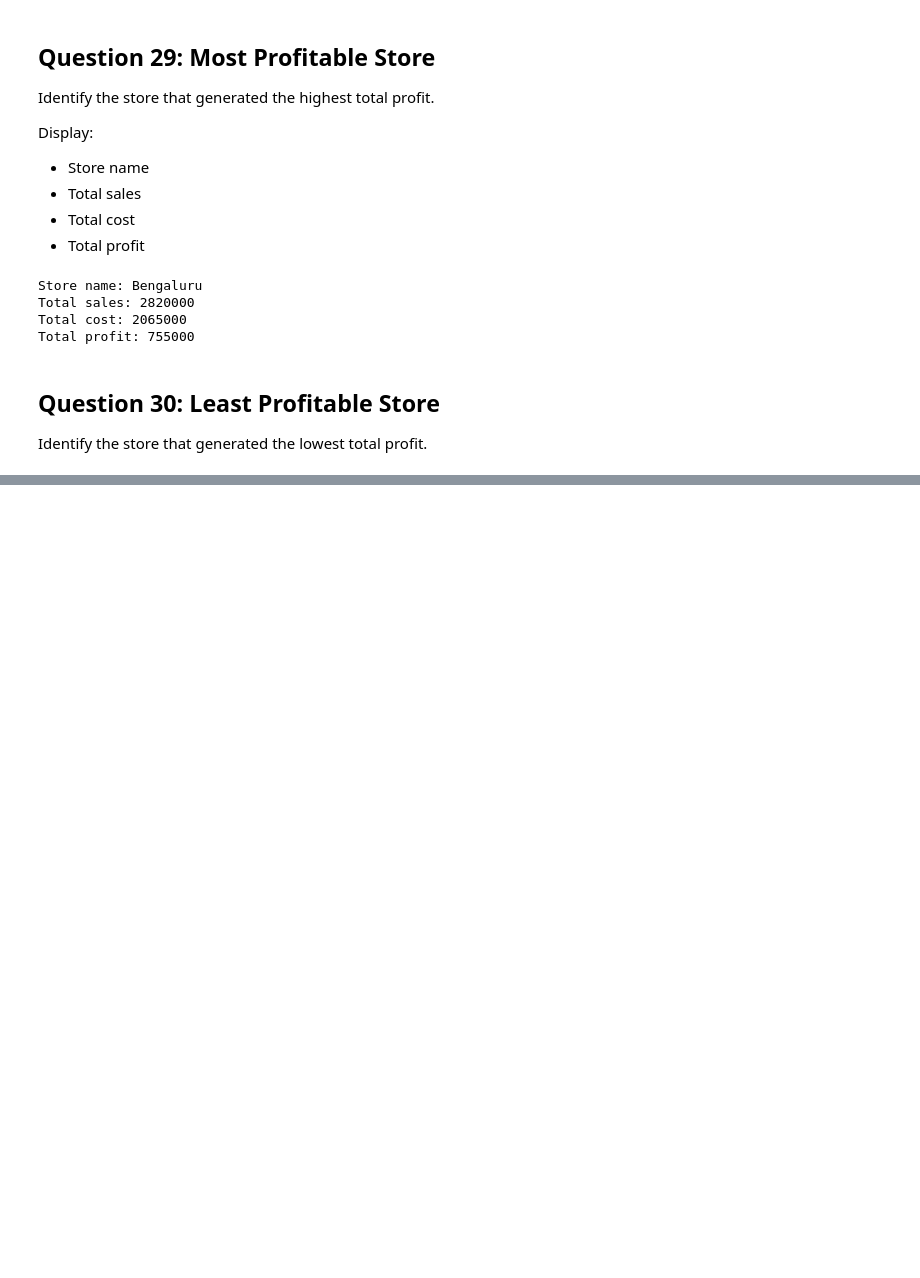
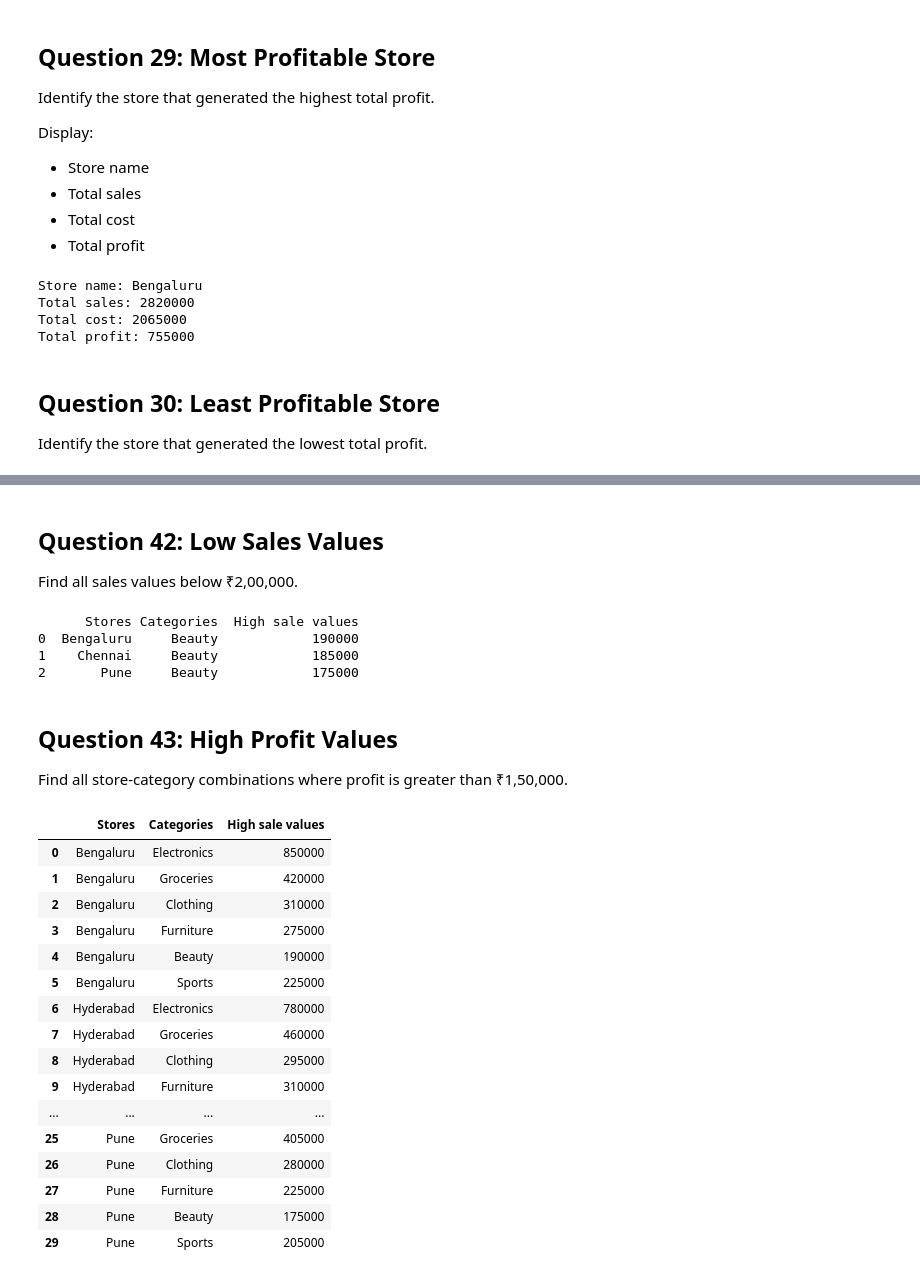
Before and after one commit to bhanuprakashbhavanam1-cmd/Data-Science, a Jupyter notebook: Assignment_8.ipynb, the cells around one changed output, grey strips where cells are left out. Drawn from its saved outputs; the diff is of its cells as text; code cells hidden in the pictures; blank space fills up the shorter version.

```diff
--- a/Assignment_8.ipynb
+++ b/Assignment_8.ipynb
@@ -556,0 +714,18 @@ Bengaluru
+# %%
+profit_data = sales_data - cost_data
+profit_margin = (profit_data / sales_data) * 100
+
+mask = profit_margin < 22
+
+print("Low-Margin Transactions:")
+print("Store | Category | Sales | Cost | Profit | Profit Margin")
+
+for i, j in zip(*np.where(mask)):
+    print(
+        stores[i],
+        categories[j],
+        sales_data[i, j],
+        cost_data[i, j],
+        profit_data[i, j],
+        round(profit_margin[i, j], 2)
+    )
@@ -556,0 +741,5 @@ Bengaluru
+# %%
+high_sale_value=df_sales>500000
+print("Stores | Categories | High Sales Values")
+for i,j in zip(*np.where(high_sale_value)):
+    print(stores[i],categories[j],sales_data[i,j])
@@ -556,0 +754,51 @@ Bengaluru
+# %% [markdown]
+## Question 42: Low Sales Values
+
+Find all sales values below ₹2,00,000.
+# %%
+high_sale_value=df_sales<200000
+result=[]
+for i,j in zip(*np.where(high_sale_value)):
+    result.append([stores[i],categories[j],sales_data[i,j]])
+df_high_sale_value=pd.DataFrame(
+    result,
+    columns=["Stores", "Categories", "High sale values"]
+)
+print(df_high_sale_value)
+# %% [output]
+      Stores Categories  High sale values
+0  Bengaluru     Beauty            190000
+1    Chennai     Beauty            185000
+2       Pune     Beauty            175000
+# %% [markdown]
+## Question 43: High Profit Values
+
+Find all store-category combinations where profit is greater than ₹1,50,000.
+# %%
+high_sale_value_combinations=df_sales>150000
+result=[]
+for i,j in zip(*np.where(high_sale_value_combinations)):
+    result.append([stores[i],categories[j],sales_data[i,j]])
+df_high_sale_value_combinations=pd.DataFrame(
+    result,
+    columns=["Stores", "Categories", "High sale values"]
+)
+df_high_sale_value_combinations
+# %% [output]
+|  | Stores | Categories | High sale values |
+| 0 | Bengaluru | Electronics | 850000 |
+| 1 | Bengaluru | Groceries | 420000 |
+| 2 | Bengaluru | Clothing | 310000 |
+| 3 | Bengaluru | Furniture | 275000 |
+| 4 | Bengaluru | Beauty | 190000 |
+| 5 | Bengaluru | Sports | 225000 |
+| 6 | Hyderabad | Electronics | 780000 |
+| 7 | Hyderabad | Groceries | 460000 |
+| 8 | Hyderabad | Clothing | 295000 |
+| 9 | Hyderabad | Furniture | 310000 |
+| ... | ... | ... | ... |
+| 25 | Pune | Groceries | 405000 |
+| 26 | Pune | Clothing | 280000 |
+| 27 | Pune | Furniture | 225000 |
+| 28 | Pune | Beauty | 175000 |
+| 29 | Pune | Sports | 205000 |
```
Also changed, not shown: parts of 64 cells of this notebook.
